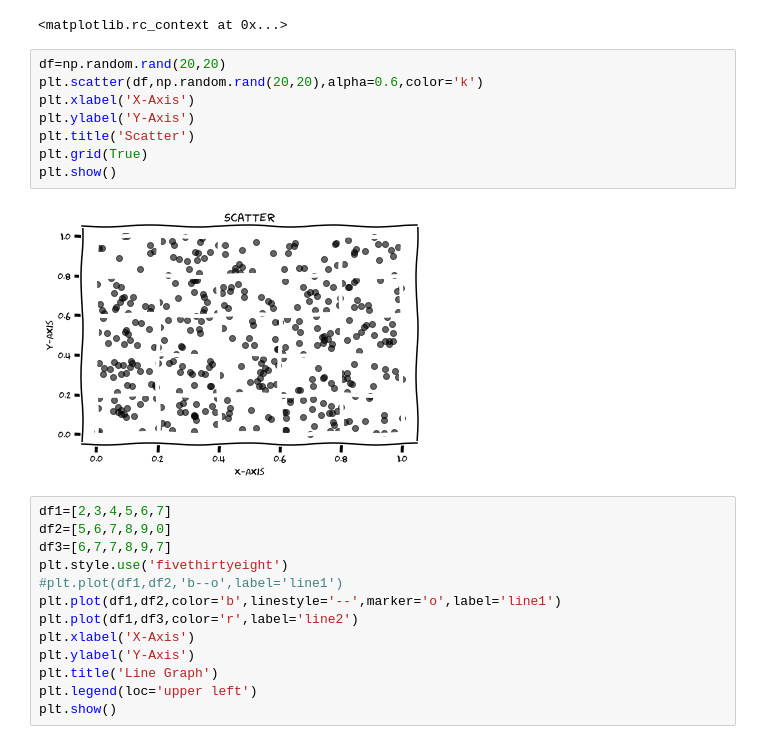
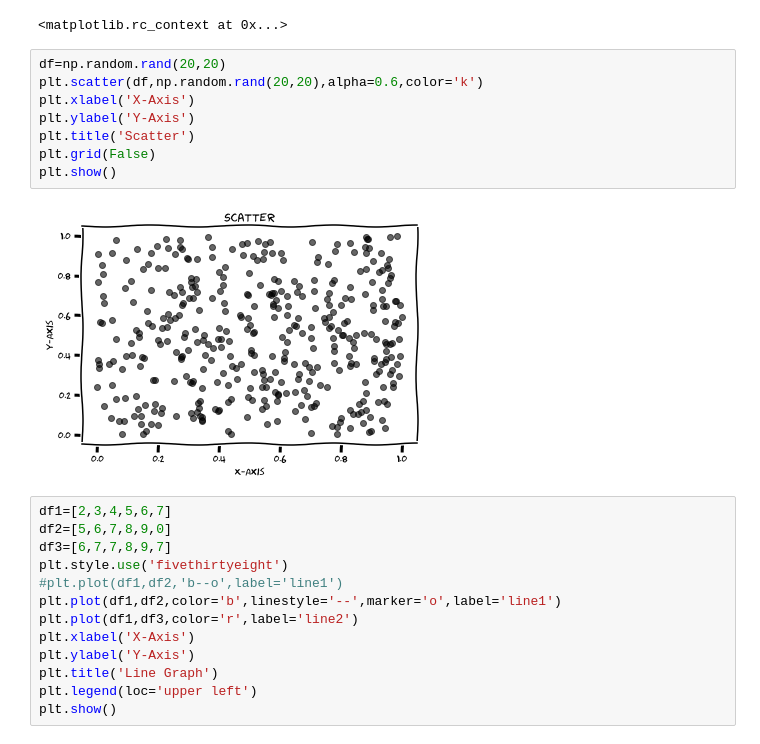
Before and after one commit to DataCrusade1999/Python, a Jupyter notebook: Matplotlib(Colab).ipynb, the cells around one changed output. Cells and saved outputs as stored; diff of their text form.

```diff
--- a/Matplotlib(Colab).ipynb
+++ b/Matplotlib(Colab).ipynb
@@ -12,13 +12,13 @@ plt.xkcd()
 # %%
 df=np.random.rand(20,20)
 plt.scatter(df,np.random.rand(20,20),alpha=0.6,color='k')
 plt.xlabel('X-Axis')
 plt.ylabel('Y-Axis')
 plt.title('Scatter')
-plt.grid(True)
+plt.grid(False)
 plt.show()
 # %% [output]
-[figure, old version]
+[figure, new version]
 # %%
 df1=[2,3,4,5,6,7]
 df2=[5,6,7,8,9,0]
```
Also changed, not shown: parts of 2 cells of this notebook.
